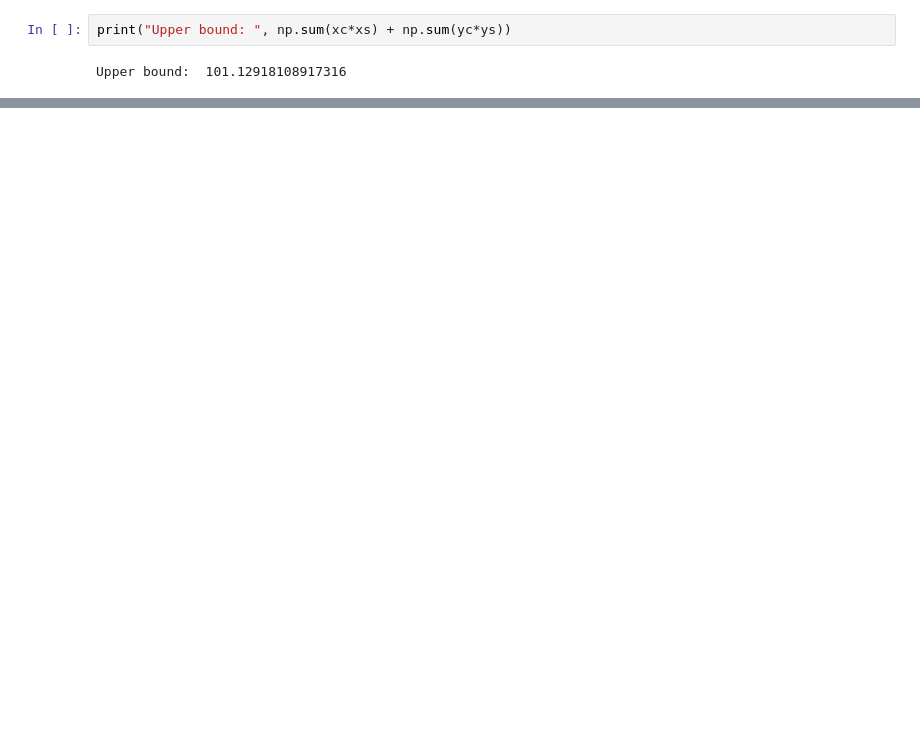
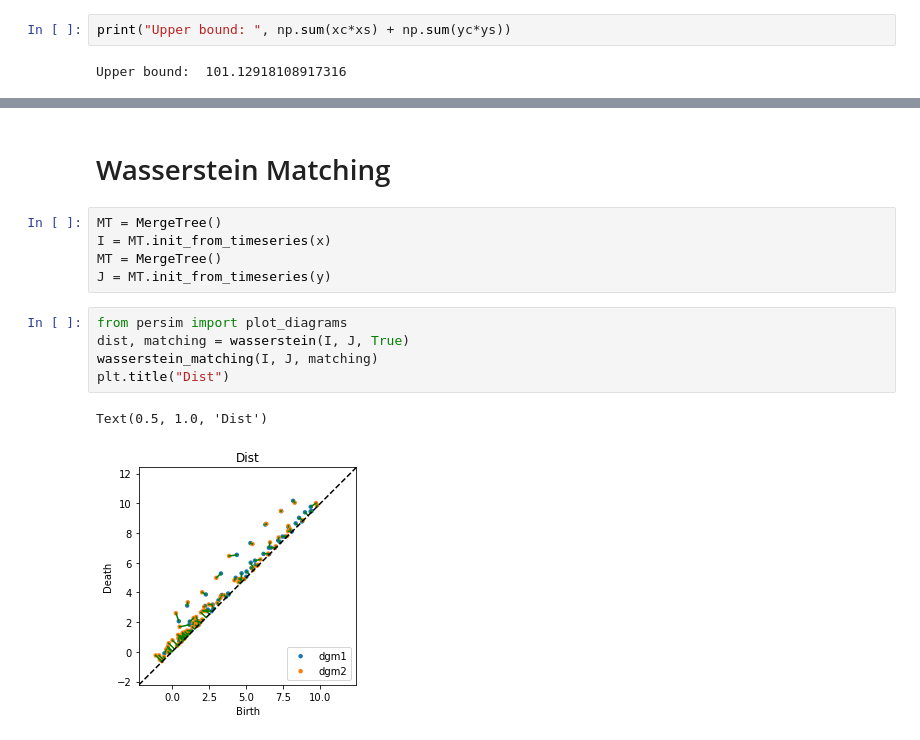
Before and after one commit to UrsinusREU2022MergeTrees/MergeTrees, a Jupyter notebook: notebooks/DPW.ipynb, the cells around one changed output, grey strips where cells are left out. Saved outputs shown, nothing was run; the diff lists cells and outputs as text; blank space fills up the shorter version.

Commit message:
Added code for Wasserstein matching

```diff
--- a/notebooks/DPW.ipynb
+++ b/notebooks/DPW.ipynb
@@ -123,2 +123,17 @@ print(ydel)
  [170 172]
  [178 180]]
+# %% [markdown]
+# Wasserstein Matching
+# %%
+MT = MergeTree()
+I = MT.init_from_timeseries(x)
+MT = MergeTree()
+J = MT.init_from_timeseries(y)
+# %%
+from persim import plot_diagrams
+dist, matching = wasserstein(I, J, True)
+wasserstein_matching(I, J, matching)
+plt.title("Dist")
+# %% [output]
+Text(0.5, 1.0, 'Dist')
+[figure, added]
```
Also changed, not shown: parts of 2 cells of this notebook, 1 other file.
